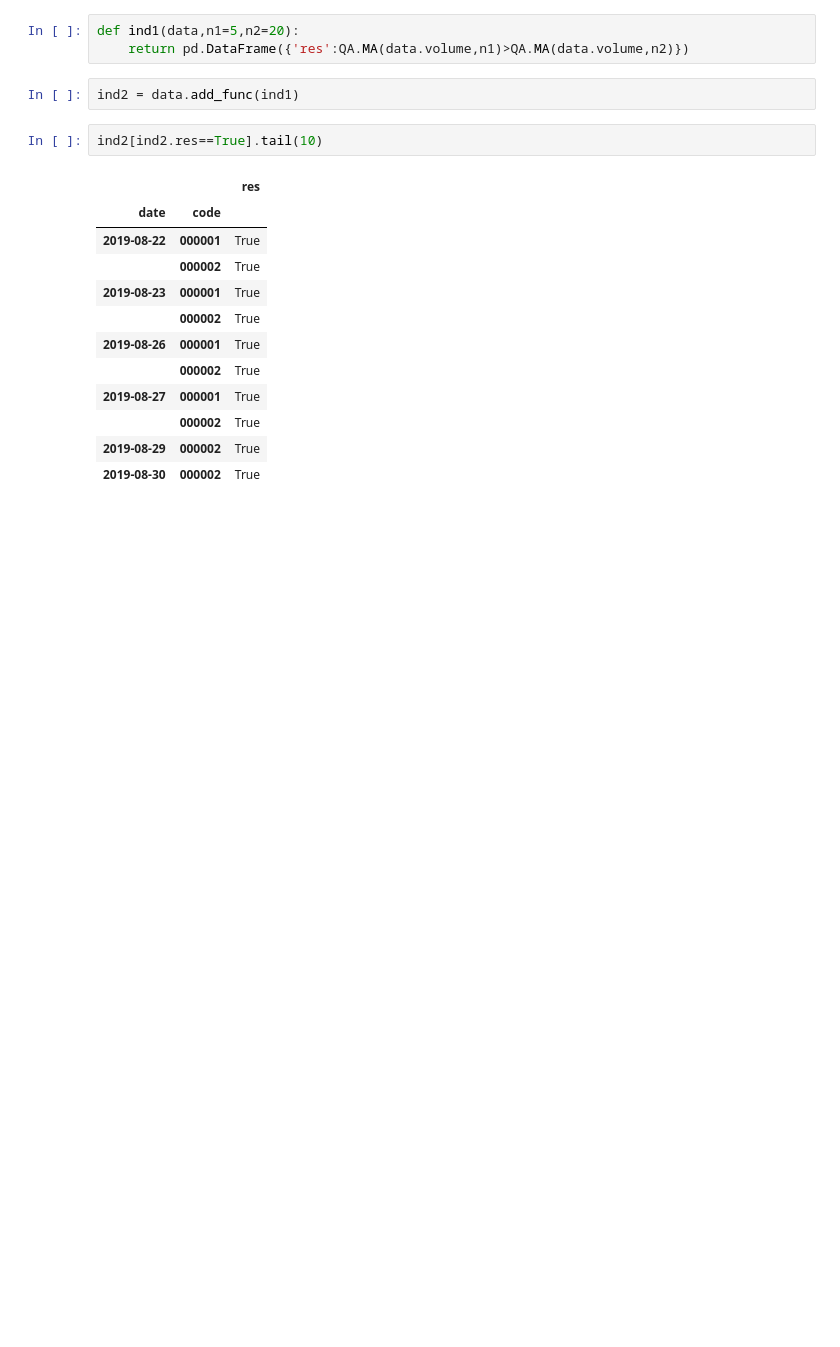
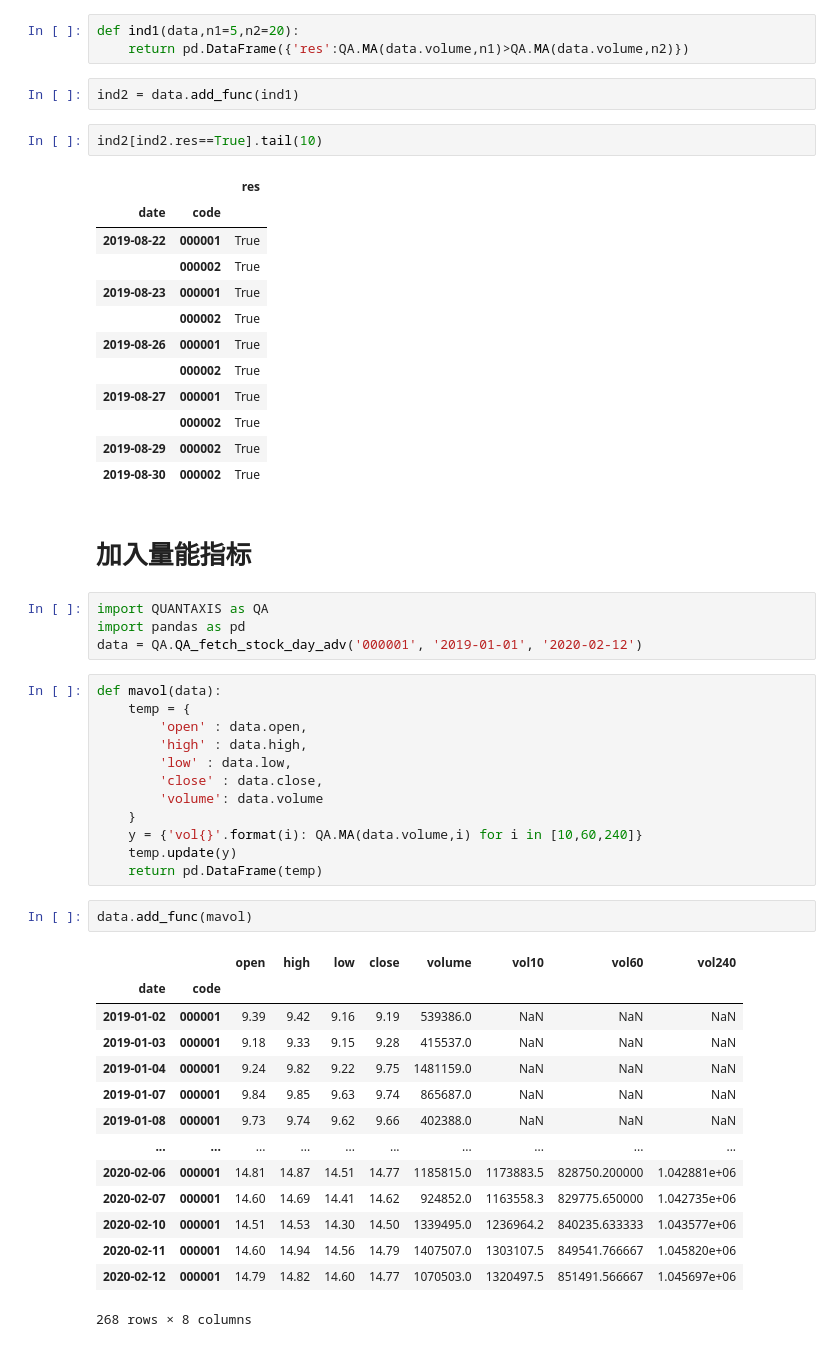
Before and after one commit to nuswgg/quants_qa, a Jupyter notebook: QA/QA how to define indicator.ipynb, the cells around one changed output. Saved outputs shown, nothing was run; the diff lists cells and outputs as text; blank space fills up the shorter version.

```diff
--- a/QA/QA how to define indicator.ipynb
+++ b/QA/QA how to define indicator.ipynb
@@ -557,3 +557,38 @@ ind2[ind2.res==True].tail(10)
 |  | 000002 | True |
 | 2019-08-29 | 000002 | True |
 | 2019-08-30 | 000002 | True |
+# %% [markdown]
+# 加入量能指标
+# %%
+import QUANTAXIS as QA
+import pandas as pd
+data = QA.QA_fetch_stock_day_adv('000001', '2019-01-01', '2020-02-12')
+# %%
+def mavol(data):
+    temp = {
+        'open' : data.open,
+        'high' : data.high,
+        'low' : data.low,
+        'close' : data.close,
+        'volume': data.volume
+    }
+    y = {'vol{}'.format(i): QA.MA(data.volume,i) for i in [10,60,240]}
+    temp.update(y)
+    return pd.DataFrame(temp)
+# %%
+data.add_func(mavol)
+# %% [output]
+|  |  | open | high | low | close | volume | vol10 | vol60 | vol240 |
+| date | code |  |  |  |  |  |  |  |  |
+| 2019-01-02 | 000001 | 9.39 | 9.42 | 9.16 | 9.19 | 539386.0 | NaN | NaN | NaN |
+| 2019-01-03 | 000001 | 9.18 | 9.33 | 9.15 | 9.28 | 415537.0 | NaN | NaN | NaN |
+| 2019-01-04 | 000001 | 9.24 | 9.82 | 9.22 | 9.75 | 1481159.0 | NaN | NaN | NaN |
+| 2019-01-07 | 000001 | 9.84 | 9.85 | 9.63 | 9.74 | 865687.0 | NaN | NaN | NaN |
+| 2019-01-08 | 000001 | 9.73 | 9.74 | 9.62 | 9.66 | 402388.0 | NaN | NaN | NaN |
+| ... | ... | ... | ... | ... | ... | ... | ... | ... | ... |
+| 2020-02-06 | 000001 | 14.81 | 14.87 | 14.51 | 14.77 | 1185815.0 | 1173883.5 | 828750.200000 | 1.042881e+06 |
+| 2020-02-07 | 000001 | 14.60 | 14.69 | 14.41 | 14.62 | 924852.0 | 1163558.3 | 829775.650000 | 1.042735e+06 |
+| 2020-02-10 | 000001 | 14.51 | 14.53 | 14.30 | 14.50 | 1339495.0 | 1236964.2 | 840235.633333 | 1.043577e+06 |
+| 2020-02-11 | 000001 | 14.60 | 14.94 | 14.56 | 14.79 | 1407507.0 | 1303107.5 | 849541.766667 | 1.045820e+06 |
+| 2020-02-12 | 000001 | 14.79 | 14.82 | 14.60 | 14.77 | 1070503.0 | 1320497.5 | 851491.566667 | 1.045697e+06 |
+268 rows × 8 columns
```
Also changed, not shown: 2 other files.
